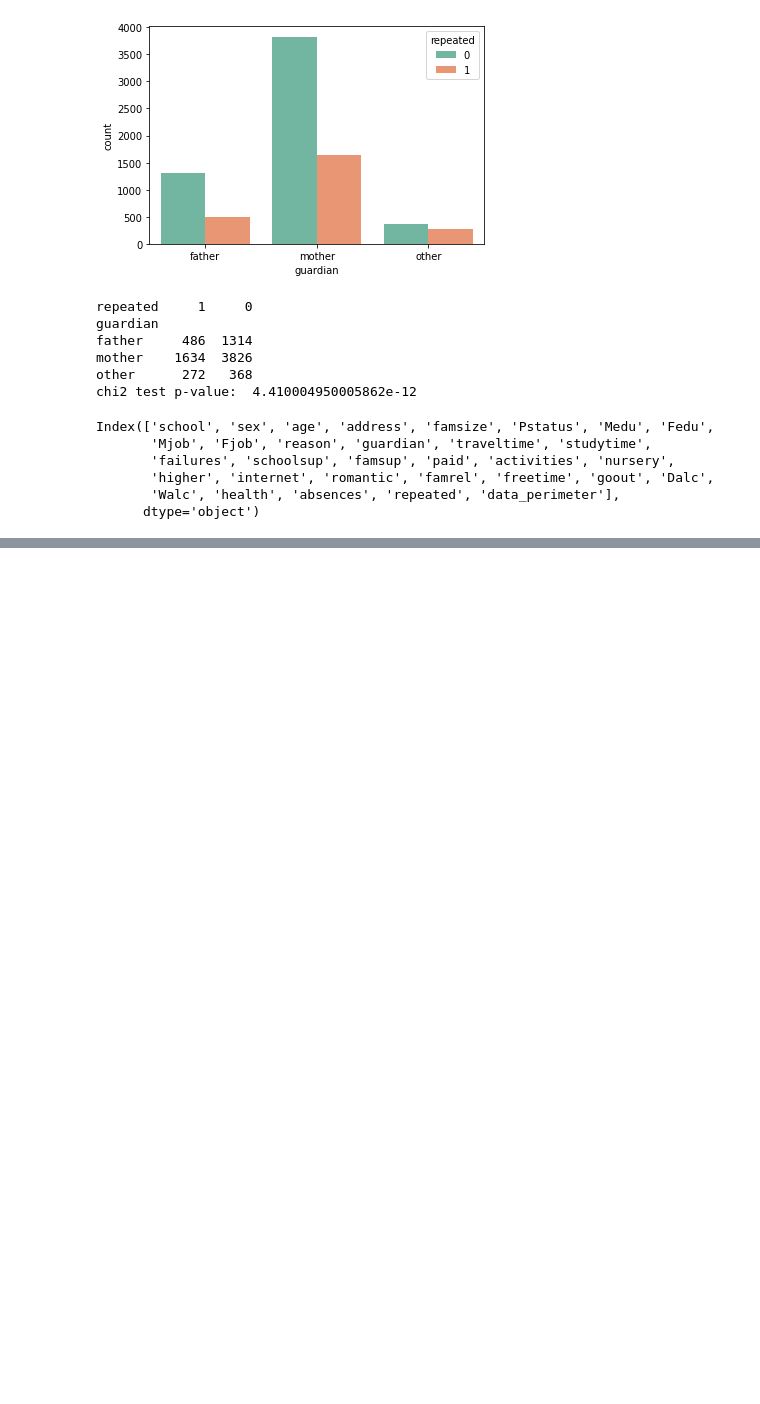
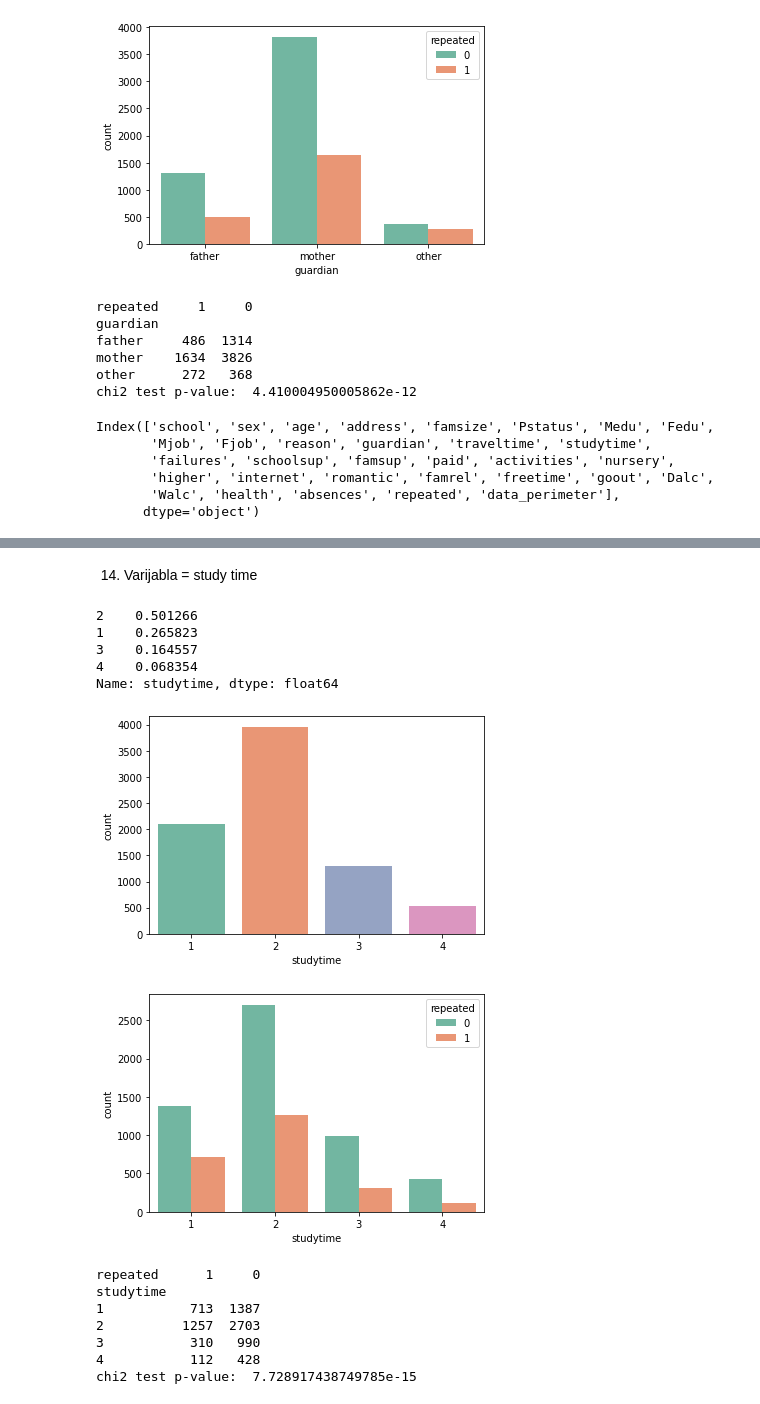
Before and after one commit to MPetrinovic/Personal-Projects, a Jupyter notebook: Rješenje.ipynb, the cells around one changed output, grey strips where cells are left out. Drawn from its saved outputs; the diff is of its cells as text; code cells hidden in the pictures; blank space fills up the shorter version.

```diff
--- a/Rješenje.ipynb
+++ b/Rješenje.ipynb
@@ -421,0 +451,28 @@ Index(['school', 'sex', 'age', 'address', 'famsize', 'Pstatus', 'Medu', 'Fedu',
+# %% [markdown]
+14. Varijabla = study time
+# %%
+print(data['studytime'].value_counts()/7900)
+sns.countplot(x = 'studytime', data = data)
+plt.show()
+sns.countplot(x = 'studytime', hue = 'repeated',data = data)
+plt.show()
+
+obs = pd.crosstab(data['studytime'],data['repeated'])
+print(obs[[1,0]])
+g, p, dof, expctd = chi2_contingency(obs[[1,0]],lambda_="log-likelihood")
+print("chi2 test p-value: ",p)
+# %% [output]
+2    0.501266
+1    0.265823
+3    0.164557
+4    0.068354
+Name: studytime, dtype: float64
+[figure, added]
+[figure, added]
+repeated      1     0
+studytime
+1           713  1387
+2          1257  2703
+3           310   990
+4           112   428
+chi2 test p-value:  7.728917438749785e-15
```
Also changed, not shown: parts of 51 cells of this notebook.
